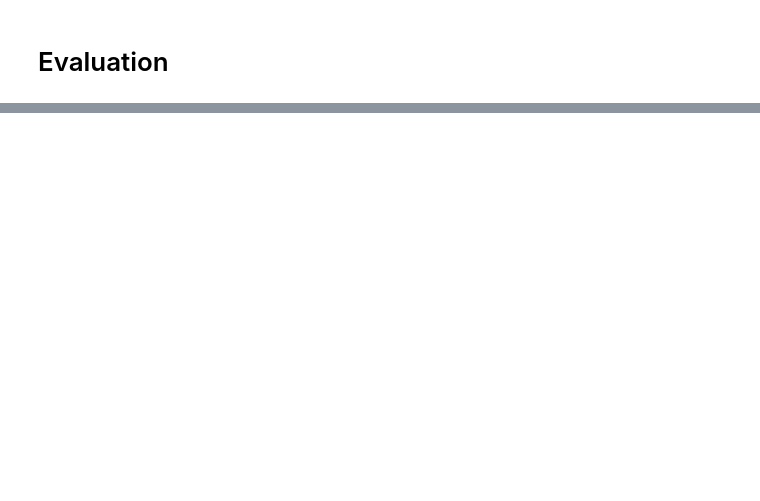
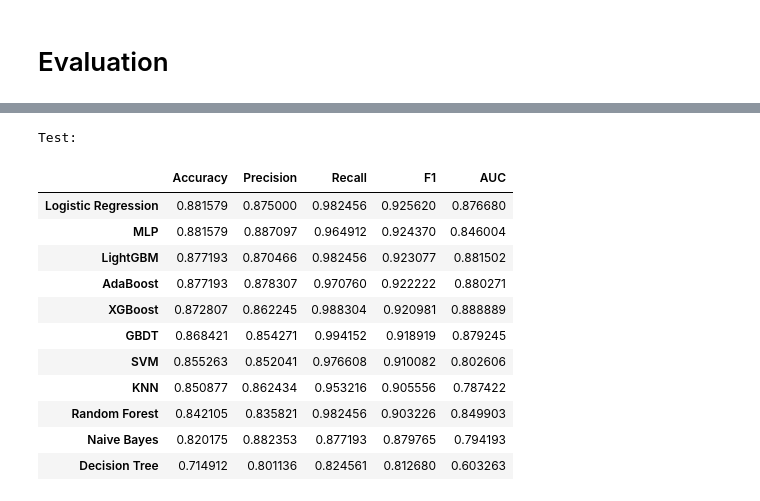
Before and after one commit to Durixas/Parkinson-s-Disease-Prediction-with-Voice-Data, a Jupyter notebook: parkinson.ipynb, the cells around one changed output, grey strips where cells are left out. Drawn from its saved outputs; the diff is of its cells as text; code cells hidden in the pictures; blank space fills up the shorter version.

```diff
--- a/parkinson.ipynb
+++ b/parkinson.ipynb
@@ -592,0 +609,17 @@ df_test_result.sort_values(by='accuracy', ascending=False)
+# %%
+print('Test:')
+df_test_result_sorted
+# %% [output]
+Test:
+|  | Accuracy | Precision | Recall | F1 | AUC |
+| Logistic Regression | 0.881579 | 0.875000 | 0.982456 | 0.925620 | 0.876680 |
+| MLP | 0.881579 | 0.887097 | 0.964912 | 0.924370 | 0.846004 |
+| LightGBM | 0.877193 | 0.870466 | 0.982456 | 0.923077 | 0.881502 |
+| AdaBoost | 0.877193 | 0.878307 | 0.970760 | 0.922222 | 0.880271 |
+| XGBoost | 0.872807 | 0.862245 | 0.988304 | 0.920981 | 0.888889 |
+| GBDT | 0.868421 | 0.854271 | 0.994152 | 0.918919 | 0.879245 |
+| SVM | 0.855263 | 0.852041 | 0.976608 | 0.910082 | 0.802606 |
+| KNN | 0.850877 | 0.862434 | 0.953216 | 0.905556 | 0.787422 |
+| Random Forest | 0.842105 | 0.835821 | 0.982456 | 0.903226 | 0.849903 |
+| Naive Bayes | 0.820175 | 0.882353 | 0.877193 | 0.879765 | 0.794193 |
+| Decision Tree | 0.714912 | 0.801136 | 0.824561 | 0.812680 | 0.603263 |
```
Also changed, not shown: parts of 38 cells of this notebook.
